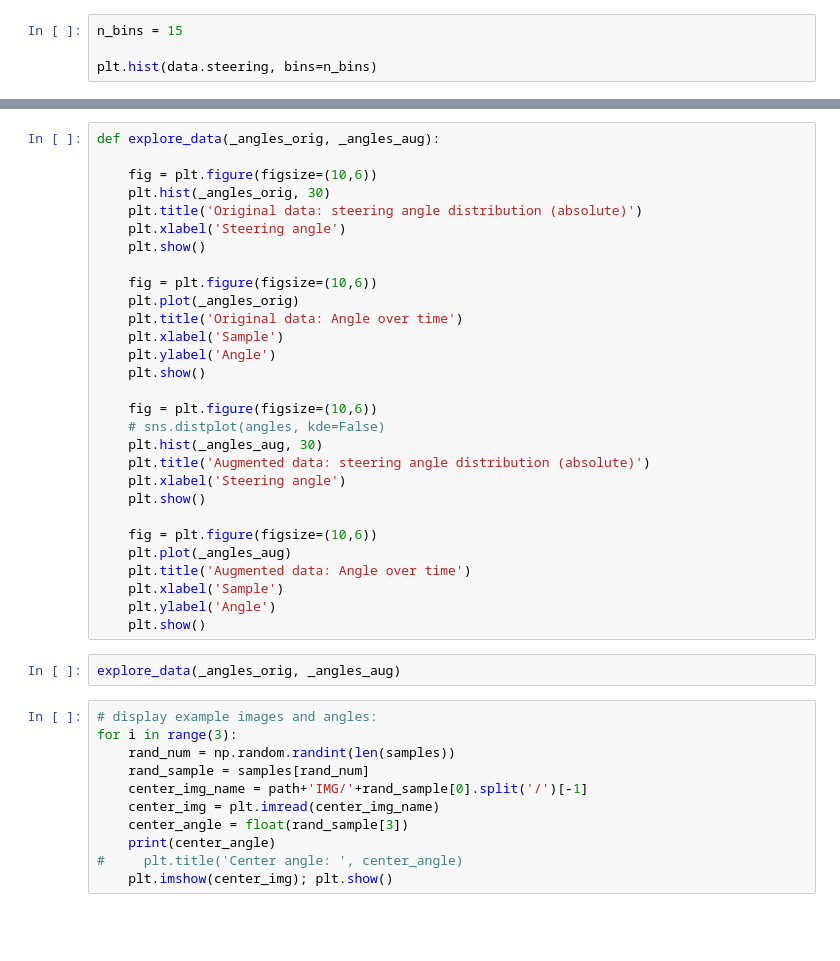
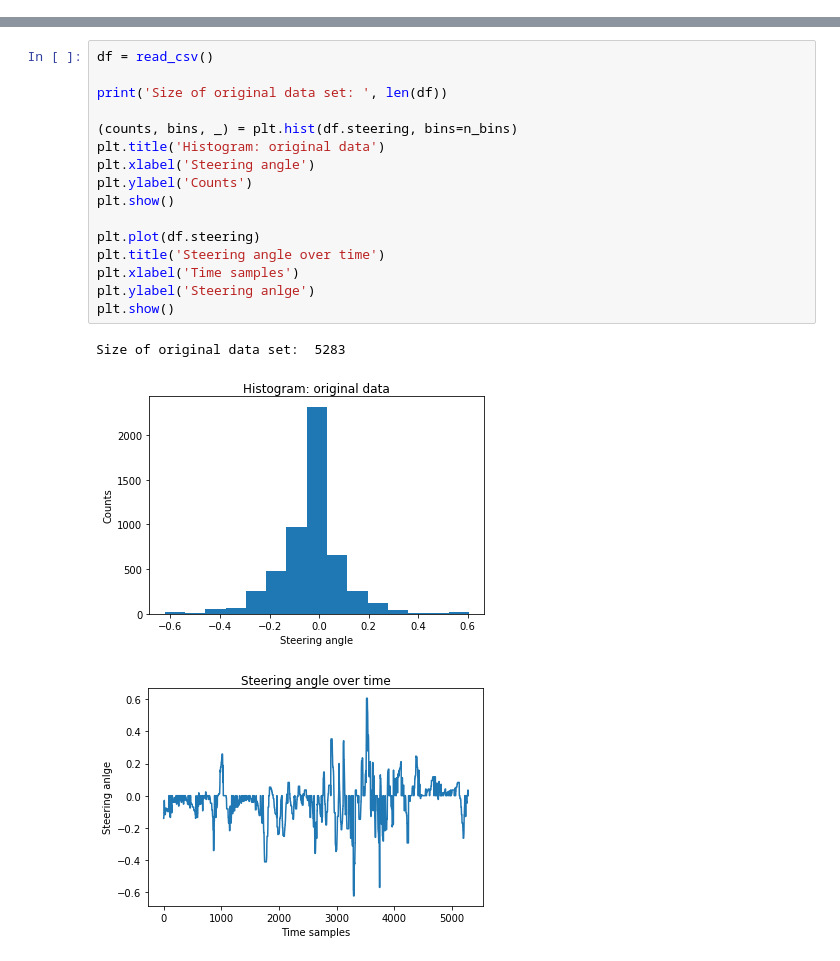
Before and after one commit to fstahl1/behavioral_cloning, a Jupyter notebook: data_exploration.ipynb, the cells around one changed output, grey strips where cells are left out. Drawn from its saved outputs; the diff is of its cells as text; blank space fills up the shorter version.

```diff
--- a/data_exploration.ipynb
+++ b/data_exploration.ipynb
@@ -94,4 +0,0 @@ Size of original data set:  5283
-# %%
-n_bins = 15
-
-plt.hist(data.steering, bins=n_bins)
@@ -405,42 +55,20 @@ samples, _angles_orig, _angles_aug = read_csv();
-# %%
-def explore_data(_angles_orig, _angles_aug):
-
-    fig = plt.figure(figsize=(10,6))
-    plt.hist(_angles_orig, 30)
-    plt.title('Original data: steering angle distribution (absolute)')
-    plt.xlabel('Steering angle')
-    plt.show()
-
-    fig = plt.figure(figsize=(10,6))
-    plt.plot(_angles_orig)
-    plt.title('Original data: Angle over time')
-    plt.xlabel('Sample')
-    plt.ylabel('Angle')
-    plt.show()
-
-    fig = plt.figure(figsize=(10,6))
-    # sns.distplot(angles, kde=False)
-    plt.hist(_angles_aug, 30)
-    plt.title('Augmented data: steering angle distribution (absolute)')
-    plt.xlabel('Steering angle')
-    plt.show()
-
-    fig = plt.figure(figsize=(10,6))
-    plt.plot(_angles_aug)
-    plt.title('Augmented data: Angle over time')
-    plt.xlabel('Sample')
-    plt.ylabel('Angle')
-    plt.show()
-# %%
-explore_data(_angles_orig, _angles_aug)
-# %%
-# display example images and angles:
-for i in range(3):
-    rand_num = np.random.randint(len(samples))
-    rand_sample = samples[rand_num]
-    center_img_name = path+'IMG/'+rand_sample[0].split('/')[-1]
-    center_img = plt.imread(center_img_name)
-    center_angle = float(rand_sample[3])
-    print(center_angle)
-#     plt.title('Center angle: ', center_angle)
-    plt.imshow(center_img); plt.show()
+# %%
+df = read_csv()
+
+print('Size of original data set: ', len(df))
+
+(counts, bins, _) = plt.hist(df.steering, bins=n_bins)
+plt.title('Histogram: original data')
+plt.xlabel('Steering angle')
+plt.ylabel('Counts')
+plt.show()
+
+plt.plot(df.steering)
+plt.title('Steering angle over time')
+plt.xlabel('Time samples')
+plt.ylabel('Steering anlge')
+plt.show()
+# %% [output]
+Size of original data set:  5283
+[figure, added]
+[figure, added]
```
Also changed, not shown: parts of 32 cells of this notebook, 6 other files.
